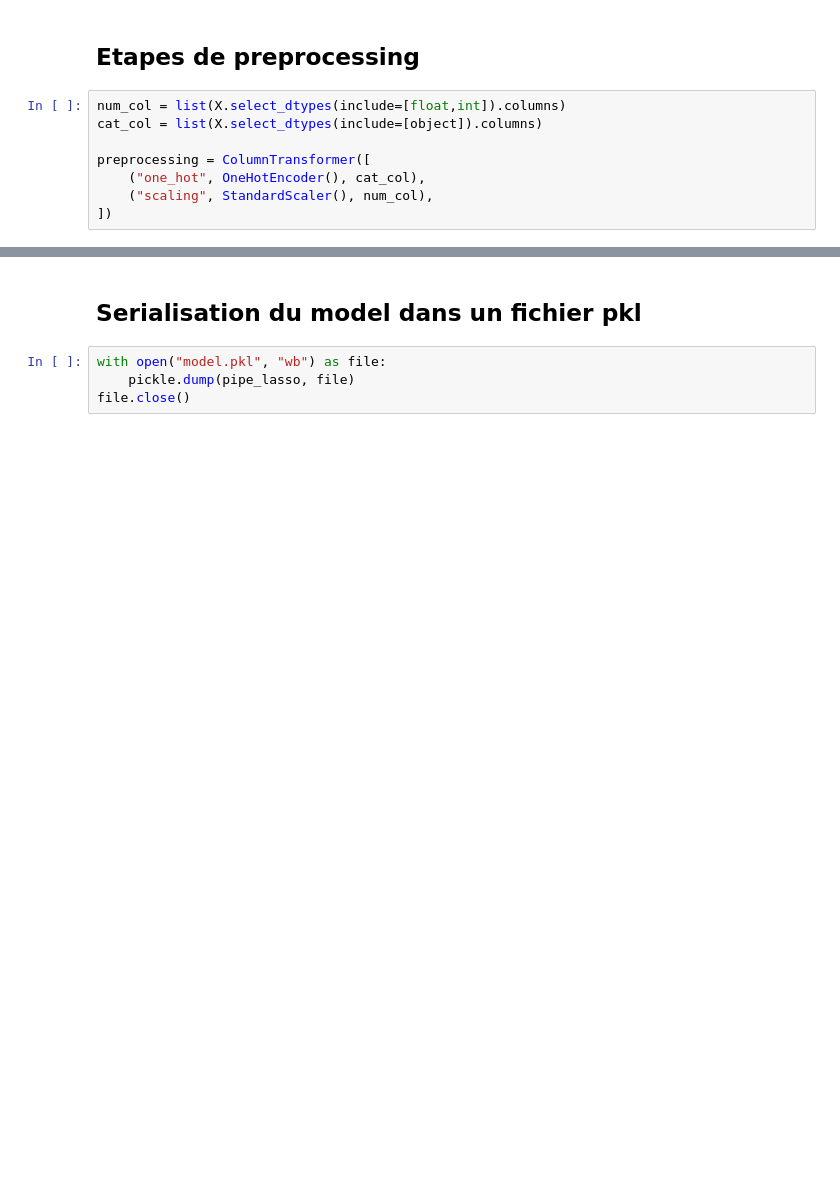
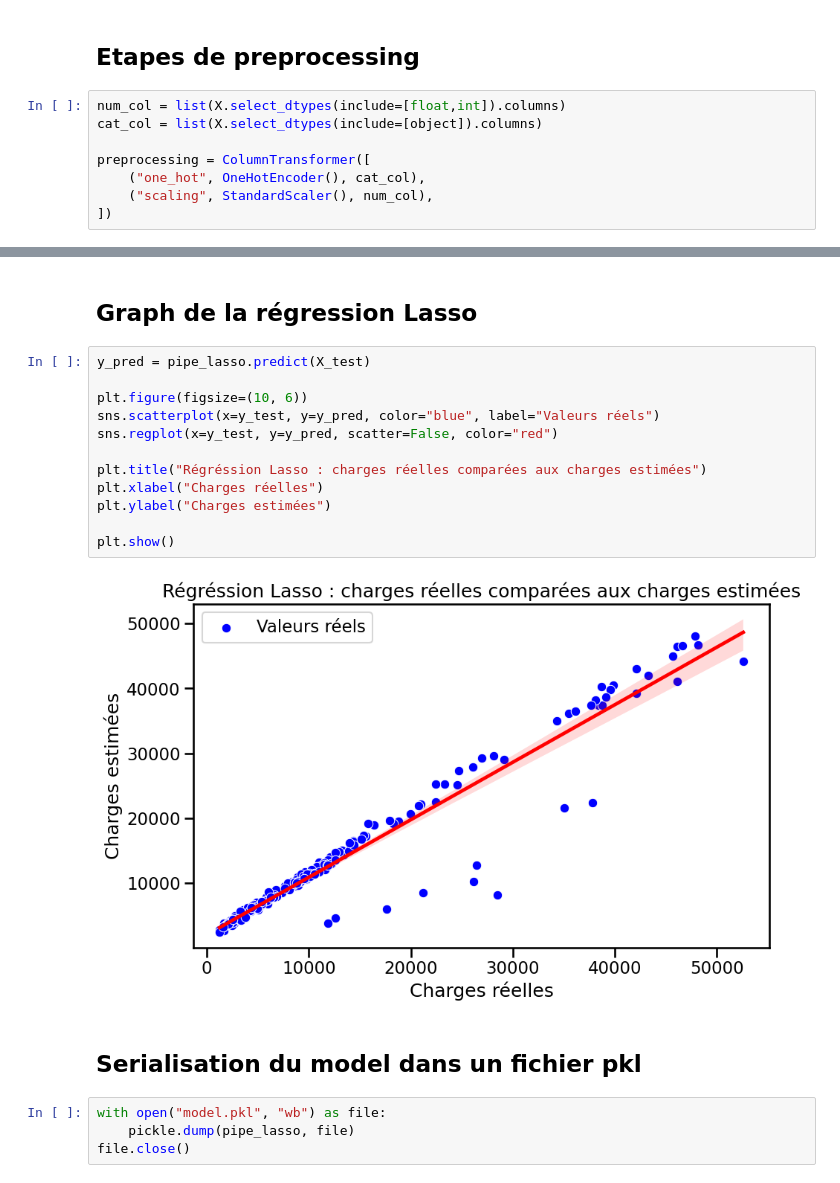
Before and after one commit to Jakimpact/prime-assurance-ia, a Jupyter notebook: model.ipynb, the cells around one changed output, grey strips where cells are left out. Drawn from its saved outputs; the diff is of its cells as text; blank space fills up the shorter version.

Commit message:
Ajout analyse coefficients et graph régréssion lasso au fichier model

```diff
--- a/model.ipynb
+++ b/model.ipynb
@@ -63,3 +107,19 @@ pipe_lasso.fit(X_train, y_train)
+# %% [markdown]
+## Graph de la régression Lasso
+# %%
+y_pred = pipe_lasso.predict(X_test)
+
+plt.figure(figsize=(10, 6))
+sns.scatterplot(x=y_test, y=y_pred, color="blue", label="Valeurs réels")
+sns.regplot(x=y_test, y=y_pred, scatter=False, color="red")
+
+plt.title("Régréssion Lasso : charges réelles comparées aux charges estimées")
+plt.xlabel("Charges réelles")
+plt.ylabel("Charges estimées")
+
+plt.show()
+# %% [output]
+[figure, added]
 # %% [markdown]
 ## Serialisation du model dans un fichier pkl
 # %%
```
Also changed, not shown: parts of 5 cells of this notebook, 1 other file.
